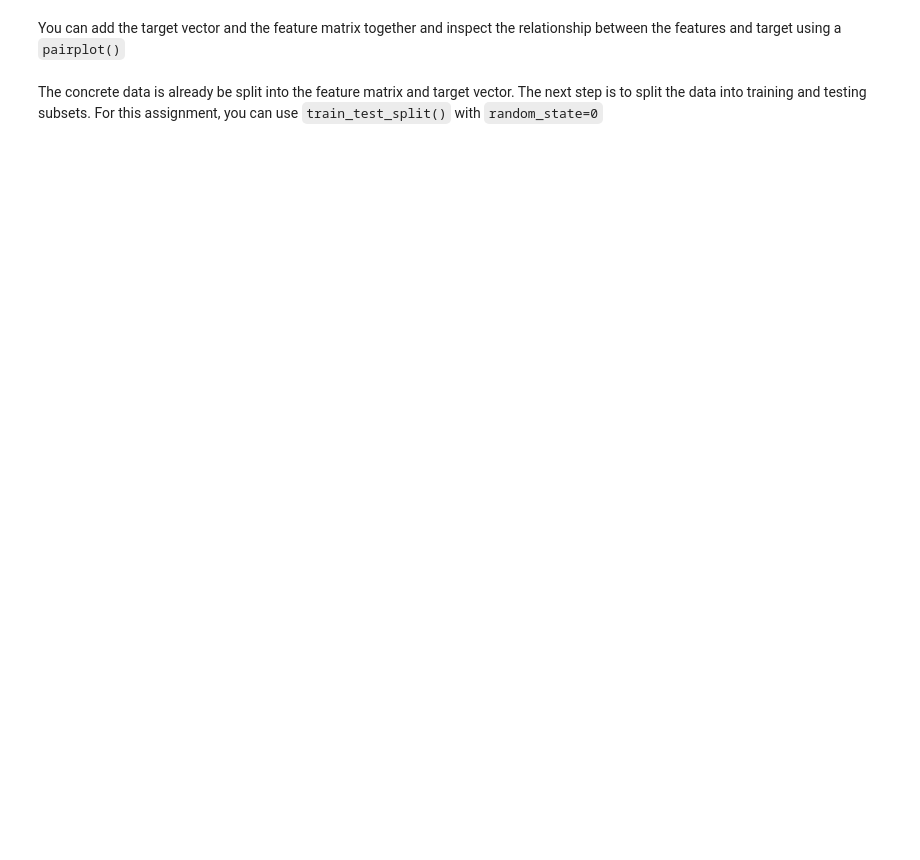
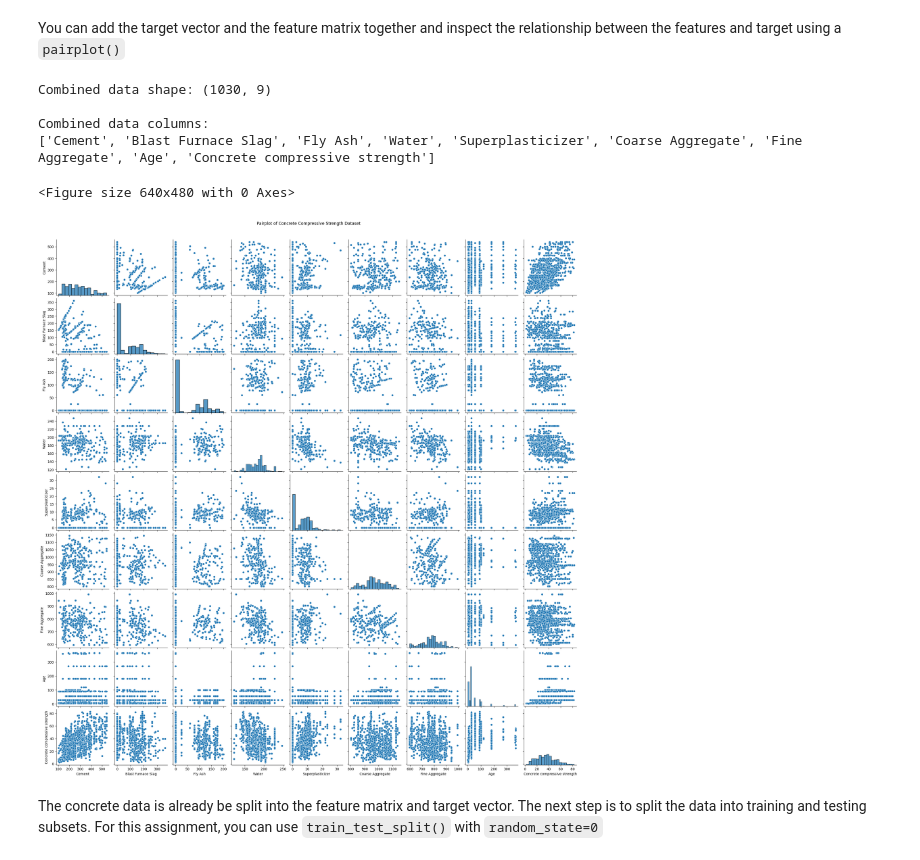
Before and after one commit to yhsben88/ENSF519_machineLearning_Assignment2, a Jupyter notebook: Assignment2.ipynb, the cells around one changed output. Saved outputs shown, nothing was run; the diff lists cells and outputs as text; code cells hidden in the pictures; blank space fills up the shorter version.

Commit message:
feat: includes data preprocessing.

```diff
--- a/Assignment2.ipynb
+++ b/Assignment2.ipynb
@@ -131,8 +162,26 @@ Check if there are any missing values and fill them in if necessary. Remove any
 You can add the target vector and the feature matrix together and inspect the relationship between the features and target using a `pairplot()`
 # %%
 # TO DO: Add the target vector and the feature matrix together (0.5 marks)
+combined_data = X.copy()
+combined_data['Concrete compressive strength'] = y
+
+print("Combined data shape:", combined_data.shape)
+print("\nCombined data columns:")
+print(combined_data.columns.tolist())
+# %% [output]
+Combined data shape: (1030, 9)
+
+Combined data columns:
+['Cement', 'Blast Furnace Slag', 'Fly Ash', 'Water', 'Superplasticizer', 'Coarse Aggregate', 'Fine Aggregate', 'Age', 'Concrete compressive strength']
 # %%
 # TO DO: Use pairplot() (0.5 marks)
+plt.figure()
+sns.pairplot(combined_data)
+plt.suptitle('Pairplot of Concrete Compressive Strength Dataset', y=1.02)
+plt.show()
+# %% [output]
+<Figure size 640x480 with 0 Axes>
+[figure, added]
 # %% [markdown]
 The concrete data is already be split into the feature matrix and target vector. The next step is to split the data into training and testing subsets. For this assignment, you can use `train_test_split()` with `random_state=0`
 # %%
```
Also changed, not shown: parts of 3 cells of this notebook.
